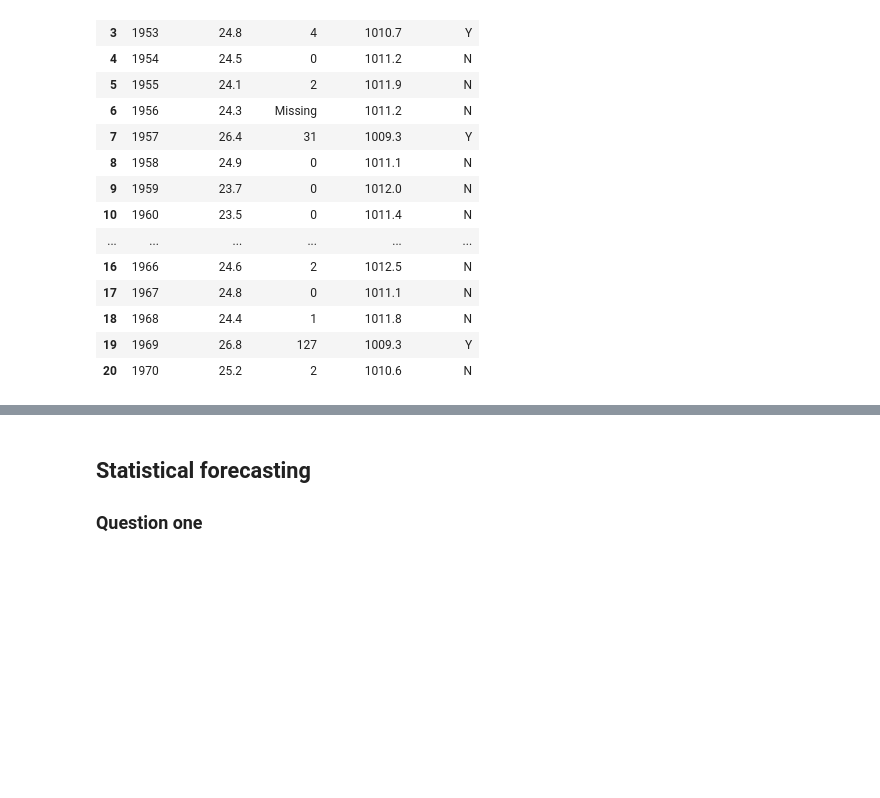
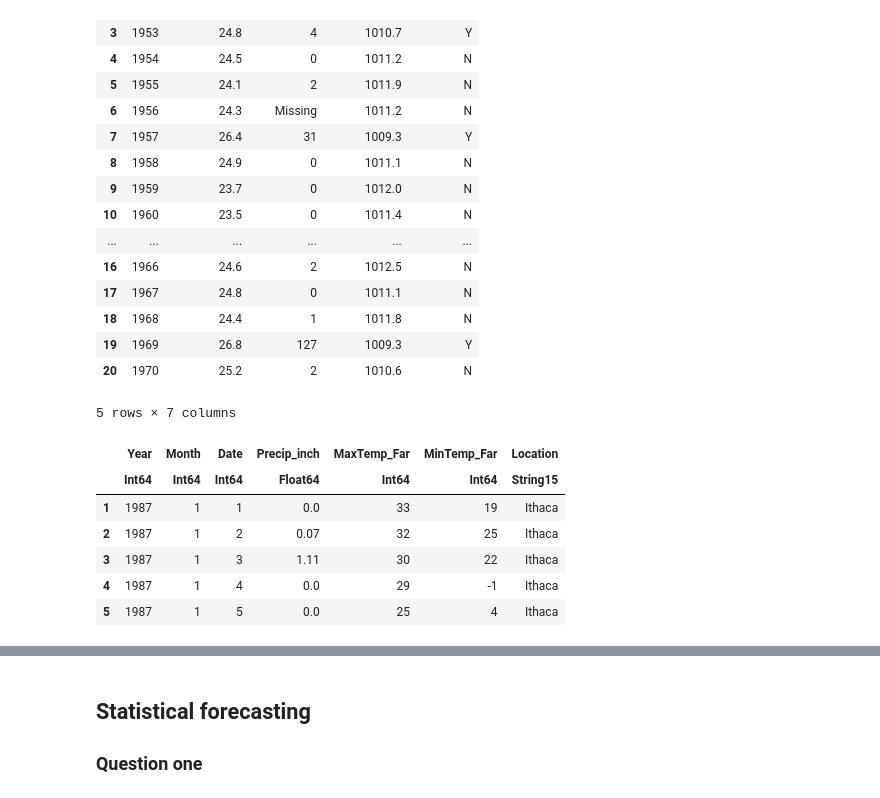
Before and after one commit to jbisits/MATH5271, a Jupyter notebook: Revision/revision.ipynb, the cells around one changed output, grey strips where cells are left out. Drawn from its saved outputs; the diff is of its cells as text; code cells hidden in the pictures; blank space fills up the shorter version.

```diff
--- a/Revision/revision.ipynb
+++ b/Revision/revision.ipynb
@@ -36,3 +36,16 @@ rename!(df_A3, push!(names(df_A3)[1:4], "El_NinoYN"))
 | 18 | 1968 | 24.4 | 1 | 1011.8 | N |
 | 19 | 1969 | 26.8 | 127 | 1009.3 | Y |
 | 20 | 1970 | 25.2 | 2 | 1010.6 | N |
+# %%
+A1_file = CSV.File(joinpath(datapath, "Wilks_TableA1.csv"))
+df_A1 = DataFrame(A1_file)
+first(df_A1, 5)
+# %% [output]
+5 rows × 7 columns
+|  | Year | Month | Date | Precip_inch | MaxTemp_Far | MinTemp_Far | Location |
+|  | Int64 | Int64 | Int64 | Float64 | Int64 | Int64 | String15 |
+| 1 | 1987 | 1 | 1 | 0.0 | 33 | 19 | Ithaca |
+| 2 | 1987 | 1 | 2 | 0.07 | 32 | 25 | Ithaca |
+| 3 | 1987 | 1 | 3 | 1.11 | 30 | 22 | Ithaca |
+| 4 | 1987 | 1 | 4 | 0.0 | 29 | -1 | Ithaca |
+| 5 | 1987 | 1 | 5 | 0.0 | 25 | 4 | Ithaca |
```
Also changed, not shown: parts of 15 cells of this notebook, 3 other files.
